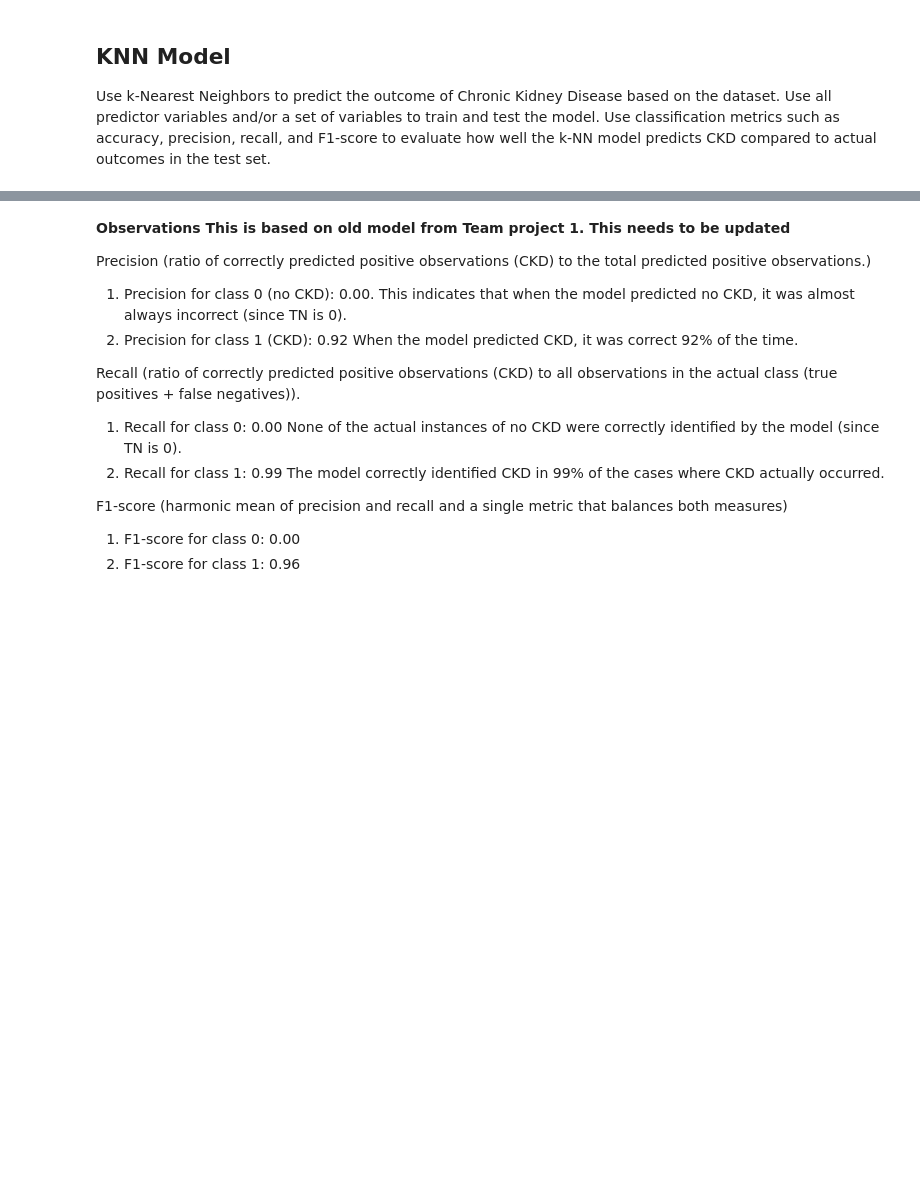
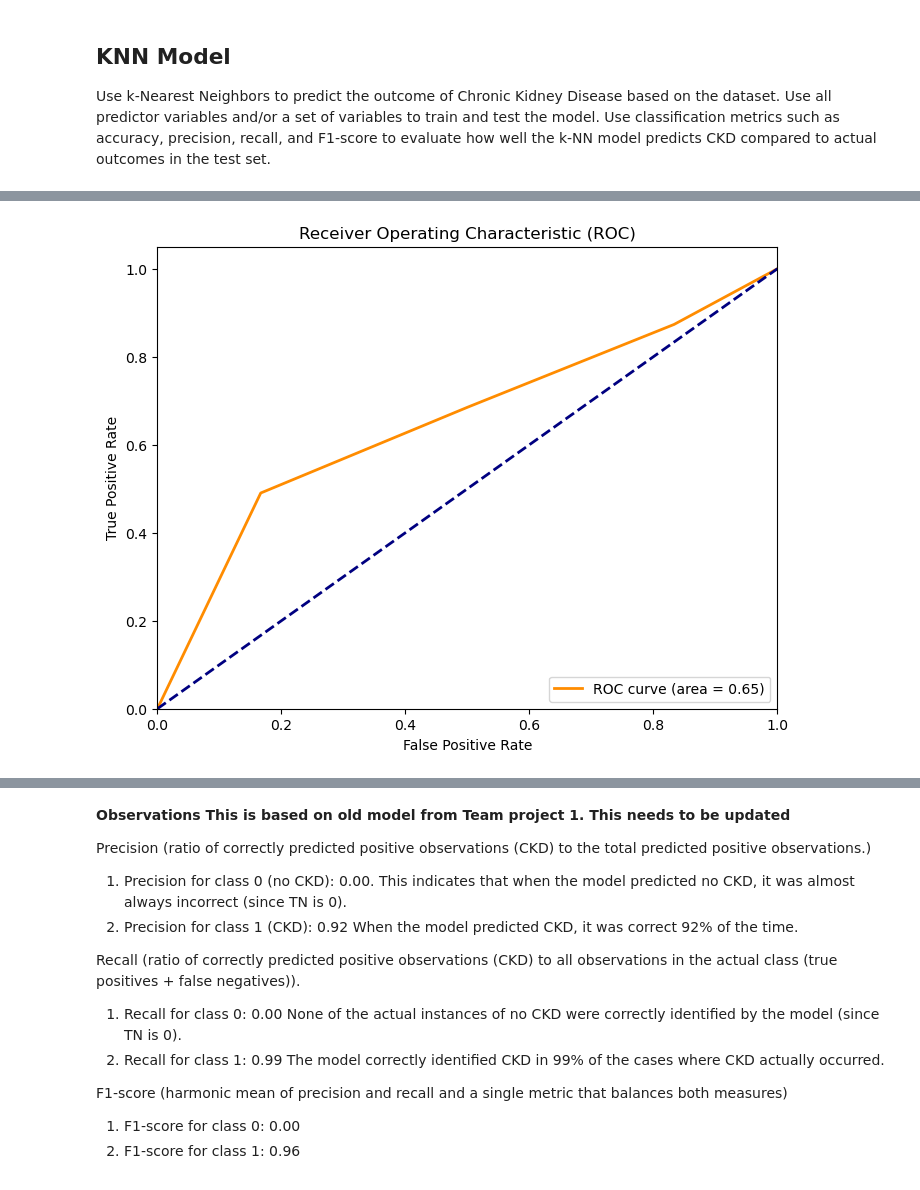
Before and after one commit to anjali-deshpande-hub/chronic_kidney_disease, a Jupyter notebook: src/CKD.ipynb, the cells around one changed output, grey strips where cells are left out. Drawn from its saved outputs; the diff is of its cells as text; code cells hidden in the pictures; blank space fills up the shorter version.

```diff
--- a/src/CKD.ipynb
+++ b/src/CKD.ipynb
@@ -1064,0 +1320,4 @@ Pipeline(steps=[('preprocessing',
+# %%
+plot_roc_curve(best_knn_pipeline, X_test)
+# %% [output]
+[figure, added]
```
Also changed, not shown: parts of 28 cells of this notebook.
